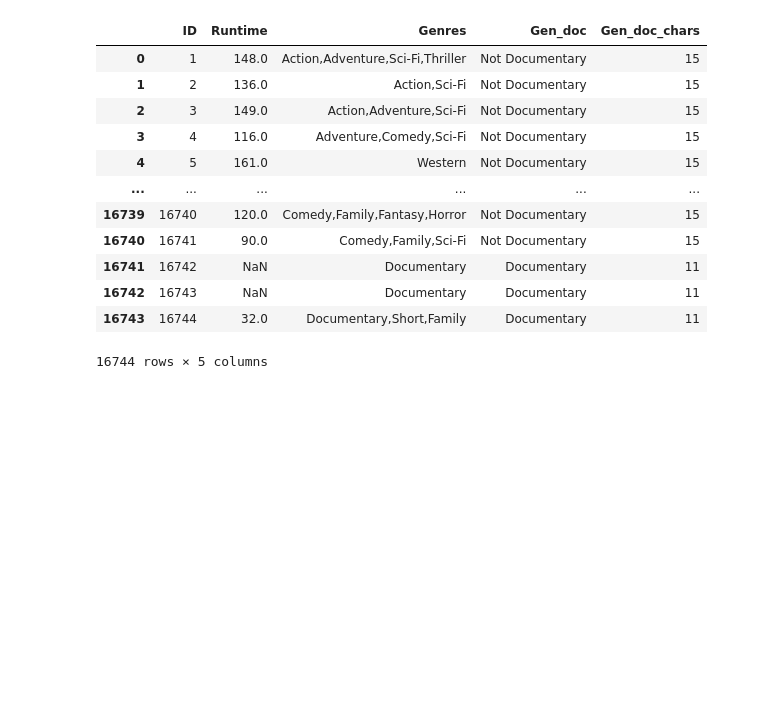
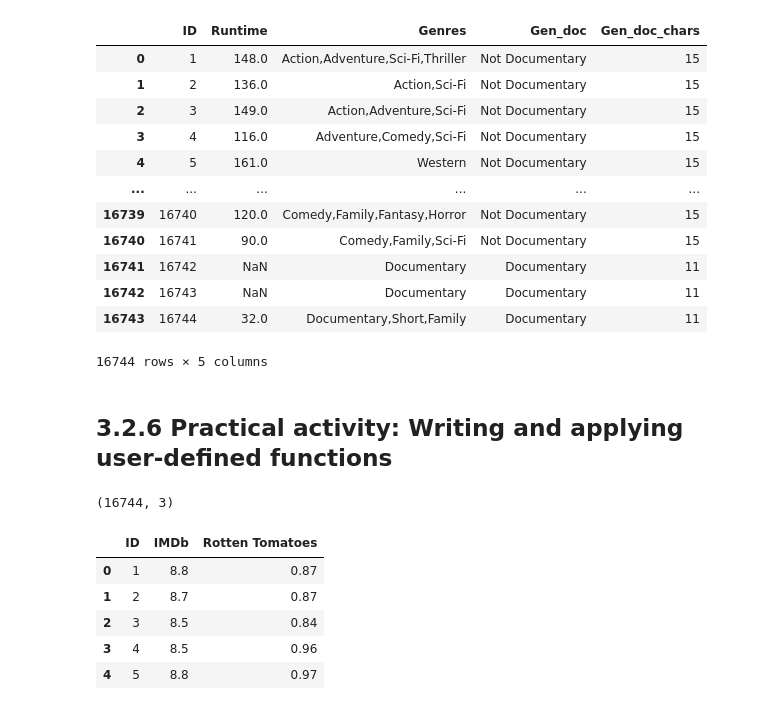
Before and after one commit to charliedgarrod/LSE-Career-Accelerator, a Jupyter notebook: Course 2: Data Analytics Using Python/Canopy.ipynb, the cells around one changed output. Drawn from its saved outputs; the diff is of its cells as text; code cells hidden in the pictures; blank space fills up the shorter version.

```diff
--- a/Course 2: Data Analytics Using Python/Canopy.ipynb
+++ b/Course 2: Data Analytics Using Python/Canopy.ipynb
@@ -622,3 +635,19 @@ See the caveats in the documentation: https://pandas.pydata.org/pandas-docs/stab
 | 16742 | 16743 | NaN | Documentary | Documentary | 11 |
 | 16743 | 16744 | 32.0 | Documentary,Short,Family | Documentary | 11 |
 16744 rows × 5 columns
+# %% [markdown]
+## 3.2.6 Practical activity: Writing and applying user-defined functions
+# %%
+# Create a new DataFrame with only the 'ID', 'IMDb', and 'Rotten Tomatoes' columns.
+mov_ott_ratings = movies_ott_merge[['ID', 'IMDb', 'Rotten Tomatoes']]
+
+print(mov_ott_ratings.shape)
+mov_ott_ratings.head()
+# %% [output]
+(16744, 3)
+|  | ID | IMDb | Rotten Tomatoes |
+| 0 | 1 | 8.8 | 0.87 |
+| 1 | 2 | 8.7 | 0.87 |
+| 2 | 3 | 8.5 | 0.84 |
+| 3 | 4 | 8.5 | 0.96 |
+| 4 | 5 | 8.8 | 0.97 |
```
Also changed, not shown: parts of 6 cells of this notebook.
